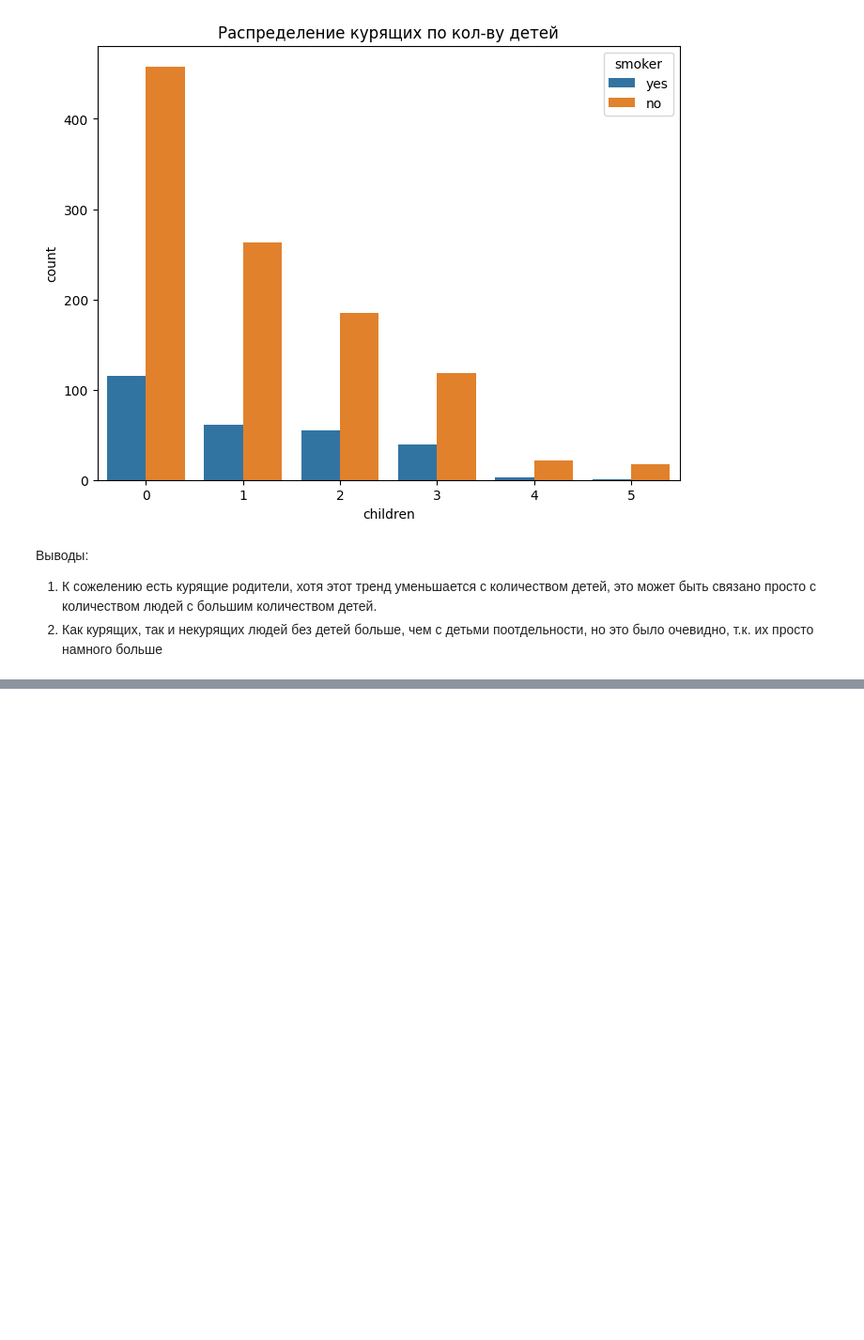
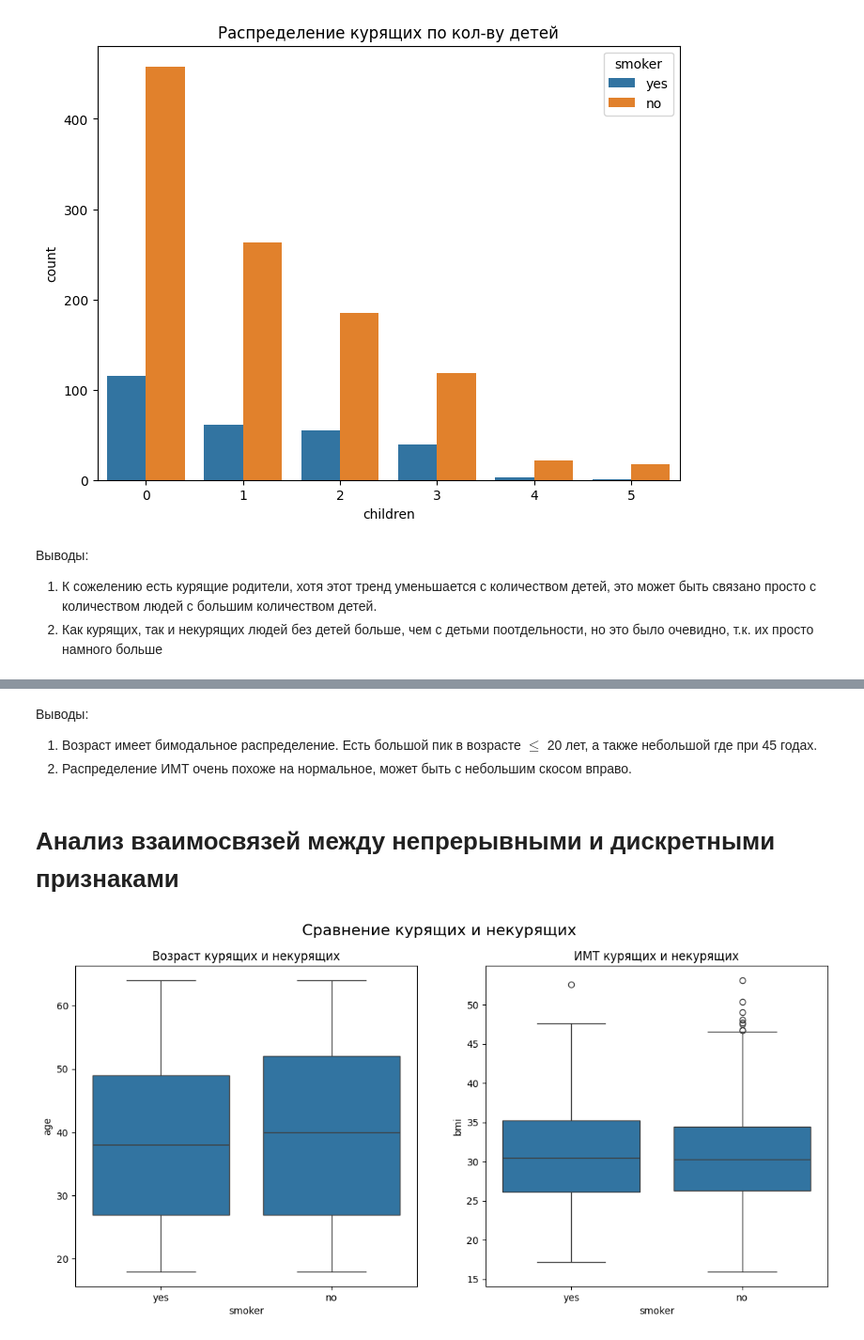
Before and after one commit to IslamDyshoko/insurance-price-predictor, a Jupyter notebook: eda.ipynb, the cells around one changed output, grey strips where cells are left out. Shown: that part at 94% size. Saved outputs shown, nothing was run; the diff lists cells and outputs as text; code cells hidden in the pictures; blank space fills up the shorter version.

```diff
--- a/eda.ipynb
+++ b/eda.ipynb
@@ -175,0 +217,18 @@ plt.show()
+# %% [markdown]
+Выводы:
+1. Возраст имеет бимодальное распределение. Есть большой пик в возрасте $\le$ 20 лет, а также небольшой где при 45 годах.
+2. Распределение ИМТ очень похоже на нормальное, может быть с небольшим скосом вправо.
+# %% [markdown]
+# Анализ взаимосвязей между непрерывными и дискретными признаками
+# %%
+fig, ax = plt.subplots(1, 2, figsize=(14, 6))
+fig.suptitle('Сравнение курящих и некурящих', fontsize=16)
+
+sns.boxplot(data=df, x='smoker',y='age', ax=ax[0])
+ax[0].set_title('Возраст курящих и некурящих')
+
+sns.boxplot(data=df, x='smoker',y='bmi', ax=ax[1])
+ax[1].set_title('ИМТ курящих и некурящих')
+plt.show()
+# %% [output]
+[figure, added]
```
Also changed, not shown: parts of 18 cells of this notebook.
